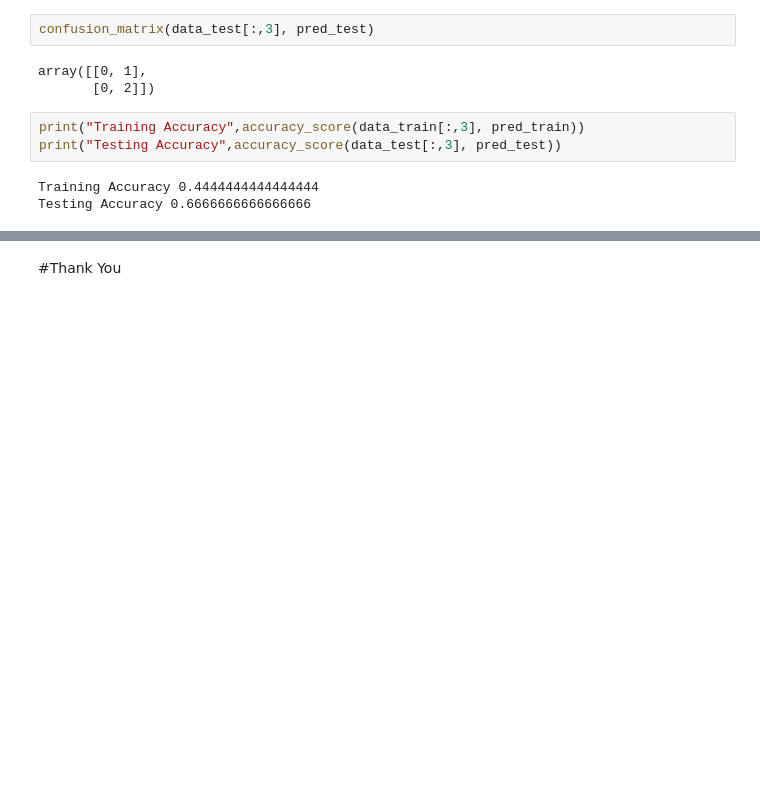
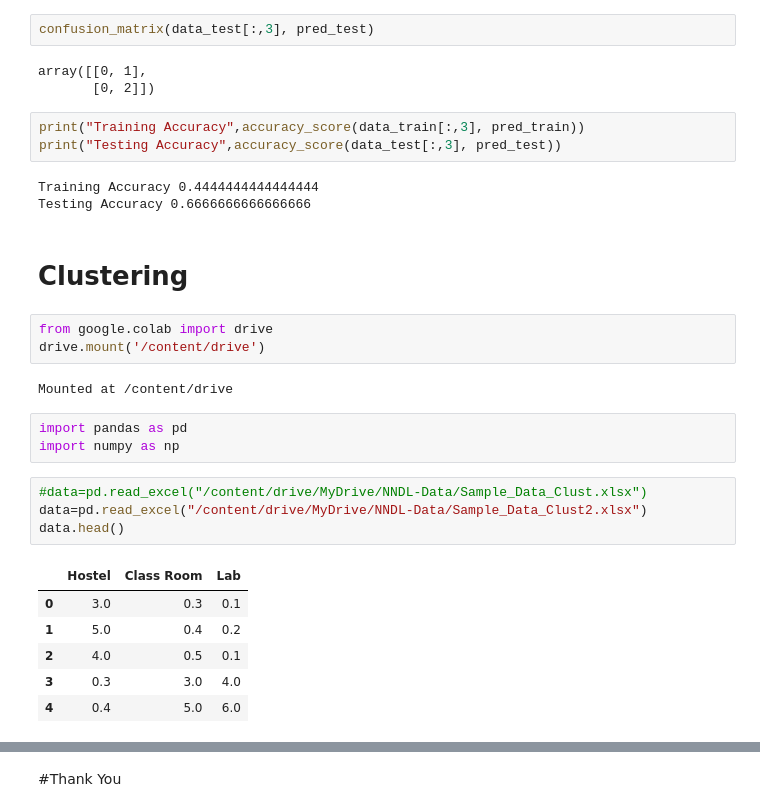
Before and after one commit to vvrgit/ANNWorkshop, a Jupyter notebook: LAB01_Artificial_Neural_Networks_Dr_Venkataramana_Veeramsetty.ipynb, the cells around one changed output, grey strips where cells are left out. Cells and saved outputs as stored; diff of their text form; blank space fills up the shorter version.

```diff
--- a/LAB01_Artificial_Neural_Networks_Dr_Venkataramana_Veeramsetty.ipynb
+++ b/LAB01_Artificial_Neural_Networks_Dr_Venkataramana_Veeramsetty.ipynb
@@ -2480,3 +2480,24 @@ print("Testing Accuracy",accuracy_score(data_test[:,3], pred_test))
 # %% [output]
 Training Accuracy 0.4444444444444444
 Testing Accuracy 0.6666666666666666
+# %% [markdown]
+# **Clustering**
+# %%
+from google.colab import drive
+drive.mount('/content/drive')
+# %% [output]
+Mounted at /content/drive
+# %%
+import pandas as pd
+import numpy as np
+# %%
+#data=pd.read_excel("/content/drive/MyDrive/NNDL-Data/Sample_Data_Clust.xlsx")
+data=pd.read_excel("/content/drive/MyDrive/NNDL-Data/Sample_Data_Clust2.xlsx")
+data.head()
+# %% [output]
+|  | Hostel | Class Room | Lab |
+| 0 | 3.0 | 0.3 | 0.1 |
+| 1 | 5.0 | 0.4 | 0.2 |
+| 2 | 4.0 | 0.5 | 0.1 |
+| 3 | 0.3 | 3.0 | 4.0 |
+| 4 | 0.4 | 5.0 | 6.0 |
```
Also changed, not shown: parts of 5 cells of this notebook.
